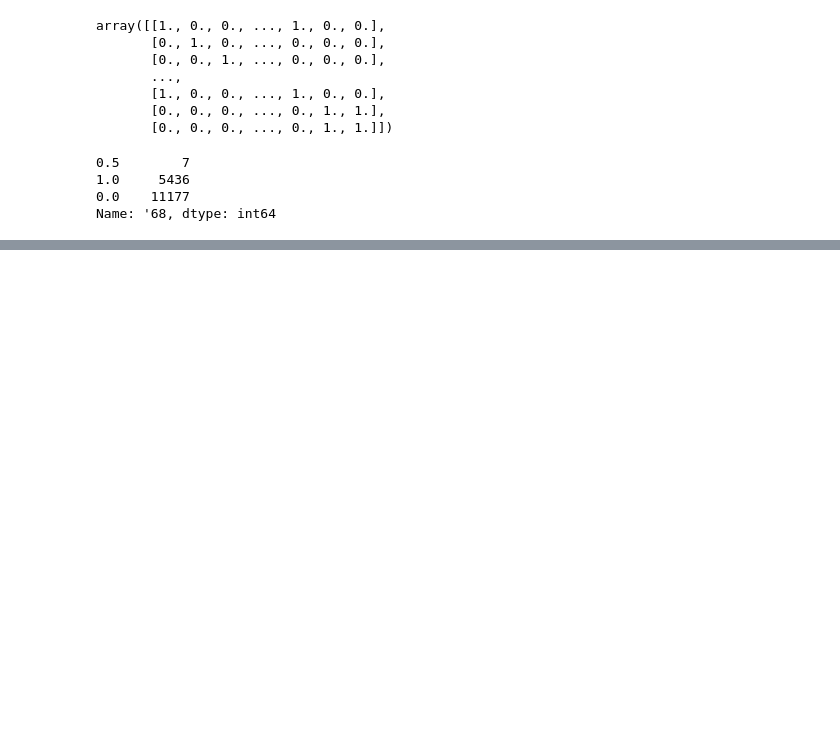
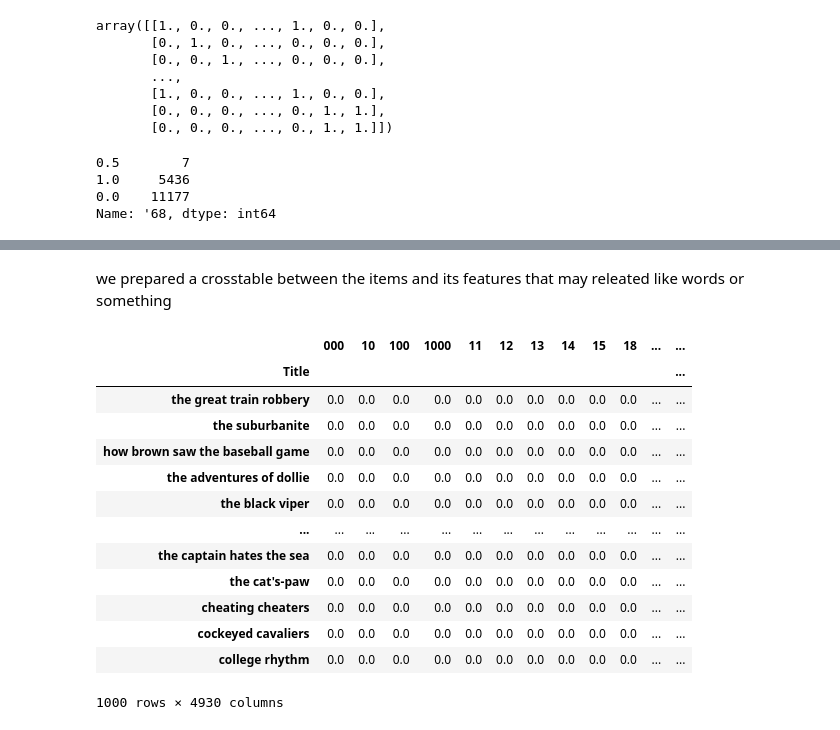
Before and after one commit to Belal-AI/Books-, a Jupyter notebook: Recommneder_systems.ipynb, the cells around one changed output, grey strips where cells are left out. Drawn from its saved outputs; the diff is of its cells as text; code cells hidden in the pictures; blank space fills up the shorter version.

```diff
--- a/Recommneder_systems.ipynb
+++ b/Recommneder_systems.ipynb
@@ -262,0 +292,6 @@ Name: '68, dtype: int64
+# %%
+vectorizer=TfidfVectorizer(min_df=4,max_df=.7)
+# %%
+data=data.iloc[:1000,:]
+# %%
+VECTo_object=vectorizer.fit_transform(data['Plot'])
@@ -262,0 +312,21 @@ Name: '68, dtype: int64
+# %%
+tf_idf_df=pd.DataFrame(VECTo_object.toarray(),columns=vectorizer.get_feature_names_out(),index=data['Title'])
+# %% [markdown]
+we prepared a crosstable between the items and its features that may releated like words or something
+# %%
+tf_idf_df
+# %% [output]
+|  | 000 | 10 | 100 | 1000 | 11 | 12 | 13 | 14 | 15 | 18 | ... | ... |
+| Title |  |  |  |  |  |  |  |  |  |  |  | ... |
+| the great train robbery | 0.0 | 0.0 | 0.0 | 0.0 | 0.0 | 0.0 | 0.0 | 0.0 | 0.0 | 0.0 | ... | ... |
+| the suburbanite | 0.0 | 0.0 | 0.0 | 0.0 | 0.0 | 0.0 | 0.0 | 0.0 | 0.0 | 0.0 | ... | ... |
+| how brown saw the baseball game | 0.0 | 0.0 | 0.0 | 0.0 | 0.0 | 0.0 | 0.0 | 0.0 | 0.0 | 0.0 | ... | ... |
+| the adventures of dollie | 0.0 | 0.0 | 0.0 | 0.0 | 0.0 | 0.0 | 0.0 | 0.0 | 0.0 | 0.0 | ... | ... |
+| the black viper | 0.0 | 0.0 | 0.0 | 0.0 | 0.0 | 0.0 | 0.0 | 0.0 | 0.0 | 0.0 | ... | ... |
+| ... | ... | ... | ... | ... | ... | ... | ... | ... | ... | ... | ... | ... |
+| the captain hates the sea | 0.0 | 0.0 | 0.0 | 0.0 | 0.0 | 0.0 | 0.0 | 0.0 | 0.0 | 0.0 | ... | ... |
+| the cat's-paw | 0.0 | 0.0 | 0.0 | 0.0 | 0.0 | 0.0 | 0.0 | 0.0 | 0.0 | 0.0 | ... | ... |
+| cheating cheaters | 0.0 | 0.0 | 0.0 | 0.0 | 0.0 | 0.0 | 0.0 | 0.0 | 0.0 | 0.0 | ... | ... |
+| cockeyed cavaliers | 0.0 | 0.0 | 0.0 | 0.0 | 0.0 | 0.0 | 0.0 | 0.0 | 0.0 | 0.0 | ... | ... |
+| college rhythm | 0.0 | 0.0 | 0.0 | 0.0 | 0.0 | 0.0 | 0.0 | 0.0 | 0.0 | 0.0 | ... | ... |
+1000 rows × 4930 columns
```
Also changed, not shown: parts of 9 cells of this notebook.
